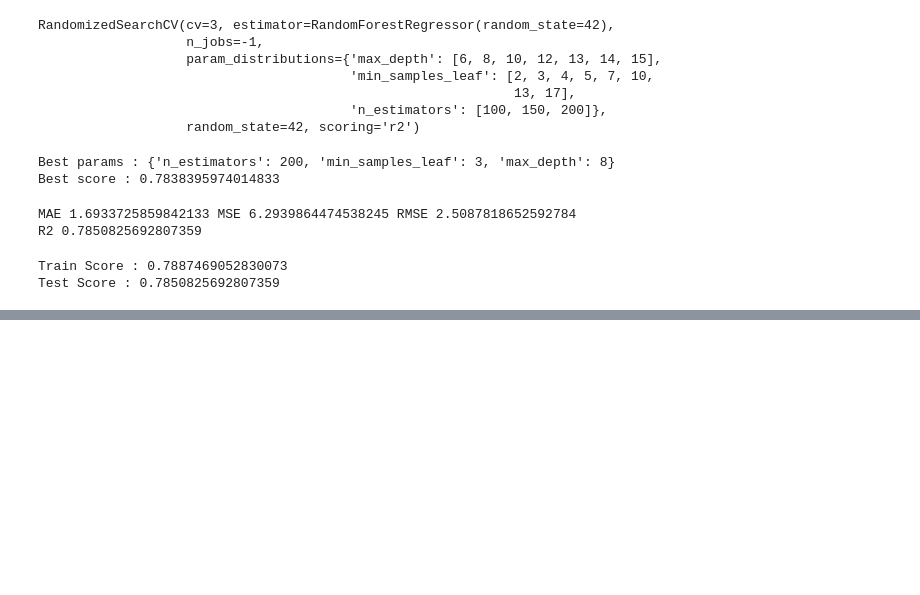
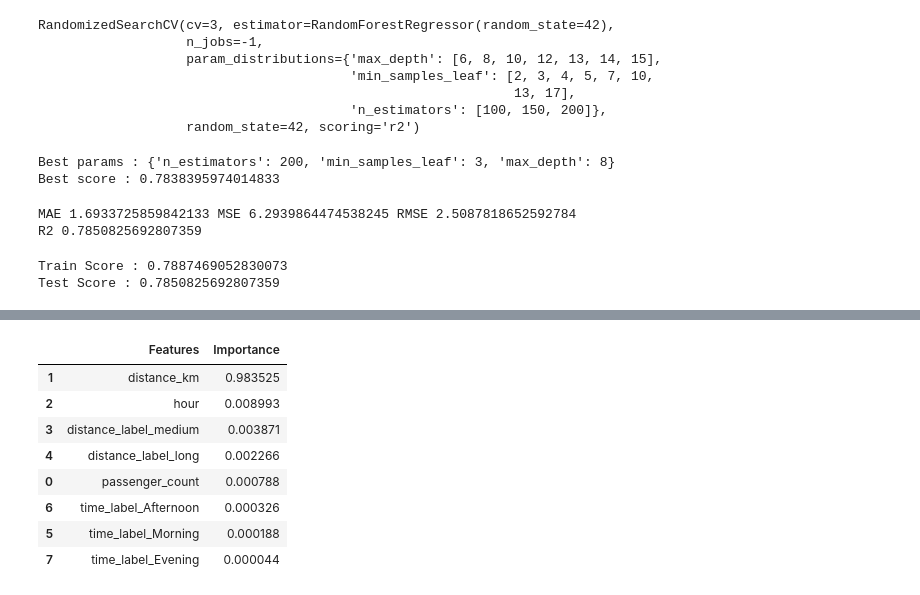
Before and after one commit to yeshwantkalidindi2009-lab/uber-fare-price-prediction, a Jupyter notebook: uber-fare-prediction_Yeshwant.ipynb, the cells around one changed output, grey strips where cells are left out. Drawn from its saved outputs; the diff is of its cells as text; code cells hidden in the pictures; blank space fills up the shorter version.

```diff
--- a/uber-fare-prediction_Yeshwant.ipynb
+++ b/uber-fare-prediction_Yeshwant.ipynb
@@ -481,0 +505,14 @@ Test Score : 0.7850825692807359
+# %%
+#Interpret Feature Importance
+feat_imp=pd.DataFrame({'Features':x.columns,'Importance':tuned_rf.feature_importances_}).sort_values('Importance',ascending=False)
+feat_imp.head(10)
+# %% [output]
+|  | Features | Importance |
+| 1 | distance_km | 0.983525 |
+| 2 | hour | 0.008993 |
+| 3 | distance_label_medium | 0.003871 |
+| 4 | distance_label_long | 0.002266 |
+| 0 | passenger_count | 0.000788 |
+| 6 | time_label_Afternoon | 0.000326 |
+| 5 | time_label_Morning | 0.000188 |
+| 7 | time_label_Evening | 0.000044 |
```
Also changed, not shown: parts of 11 cells of this notebook.
